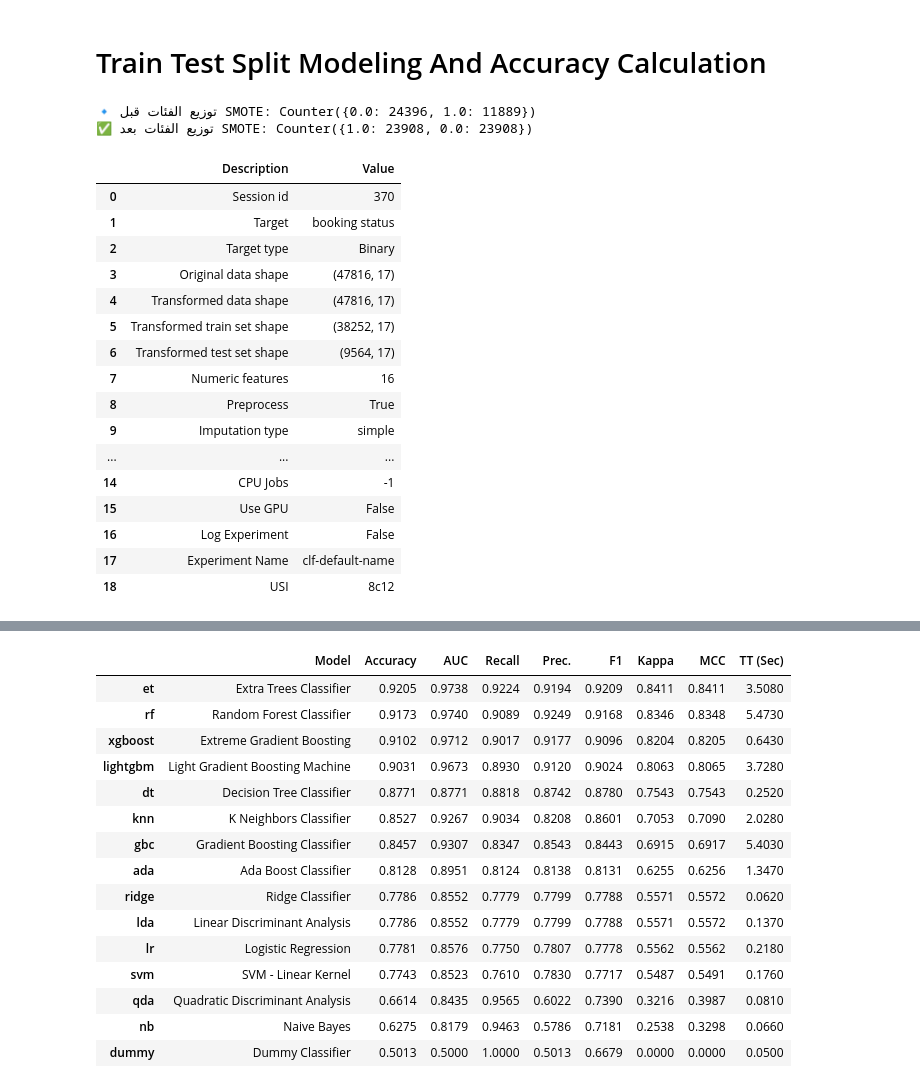
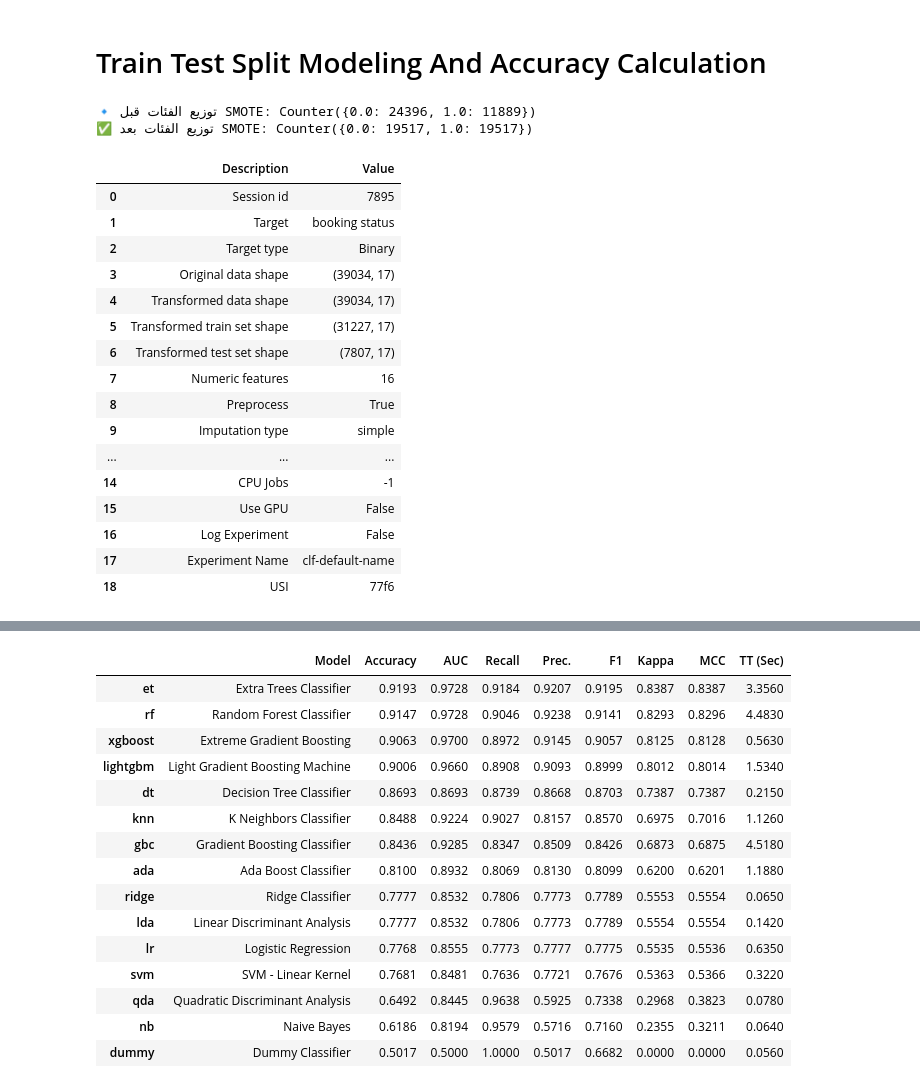
Before and after one commit to salwamohammed23/vv, a Jupyter notebook: Salwa_Mohamed (1).ipynb, the cells around one changed output, grey strips where cells are left out. Cells and saved outputs as stored; diff of their text form; code cells hidden in the pictures.

```diff
--- a/Salwa_Mohamed (1).ipynb
+++ b/Salwa_Mohamed (1).ipynb
@@ -388,7 +388,7 @@ y = df_filtered[target_col]
 print("🔹 توزيع الفئات قبل SMOTE:", Counter(y))
 
 # ✅ تقسيم البيانات إلى تدريب واختبار
-X_train, X_test, y_train, y_test = train_test_split(X, y, test_size=0.02, stratify=y, random_state=42)
+X_train, X_test, y_train, y_test = train_test_split(X, y, test_size=0.2, stratify=y, random_state=42)
 
 # ✅ تطبيق SMOTE على بيانات التدريب
 smote = SMOTE(sampling_strategy='auto', random_state=42)
@@ -397,53 +397,53 @@ X_train_resampled, y_train_resampled = smote.fit_resample(X_train, y_train)
 # ✅ التحقق من توزيع الفئات بعد SMOTE
 print("✅ توزيع الفئات بعد SMOTE:", Counter(y_train_resampled))
 
 # ✅ تحويل البيانات إلى DataFrame مرة أخرى
 df_resampled = pd.concat([pd.DataFrame(X_train_resampled, columns=X.columns), pd.DataFrame(y_train_resampled, columns=[target_col])], axis=1)
 
 # ✅ تشغيل PyCaret على البيانات النهائية
 clf_setup = setup(data=df_resampled,
                   target=target_col,
                   train_size=0.8,
                   data_split_stratify=False,
                   verbose=True)
 
 # 🔥 مقارنة النماذج واختيار الأفضل
 best_model = compare_models()
 # %% [output]
 🔹 توزيع الفئات قبل SMOTE: Counter({0.0: 24396, 1.0: 11889})
-✅ توزيع الفئات بعد SMOTE: Counter({1.0: 23908, 0.0: 23908})
+✅ توزيع الفئات بعد SMOTE: Counter({0.0: 19517, 1.0: 19517})
 |  | Description | Value |
-| 0 | Session id | 370 |
+| 0 | Session id | 7895 |
 | 1 | Target | booking status |
 | 2 | Target type | Binary |
-| 3 | Original data shape | (47816, 17) |
-| 4 | Transformed data shape | (47816, 17) |
-| 5 | Transformed train set shape | (38252, 17) |
-| 6 | Transformed test set shape | (9564, 17) |
+| 3 | Original data shape | (39034, 17) |
+| 4 | Transformed data shape | (39034, 17) |
+| 5 | Transformed train set shape | (31227, 17) |
+| 6 | Transformed test set shape | (7807, 17) |
 | 7 | Numeric features | 16 |
 | 8 | Preprocess | True |
 | 9 | Imputation type | simple |
 | ... | ... | ... |
 | 14 | CPU Jobs | -1 |
 | 15 | Use GPU | False |
 | 16 | Log Experiment | False |
 | 17 | Experiment Name | clf-default-name |
-| 18 | USI | 8c12 |
+| 18 | USI | 77f6 |
 [interactive output not drawn]
 |  | Model | Accuracy | AUC | Recall | Prec. | F1 | Kappa | MCC | TT (Sec) |
-| et | Extra Trees Classifier | 0.9205 | 0.9738 | 0.9224 | 0.9194 | 0.9209 | 0.8411 | 0.8411 | 3.5080 |
-| rf | Random Forest Classifier | 0.9173 | 0.9740 | 0.9089 | 0.9249 | 0.9168 | 0.8346 | 0.8348 | 5.4730 |
-| xgboost | Extreme Gradient Boosting | 0.9102 | 0.9712 | 0.9017 | 0.9177 | 0.9096 | 0.8204 | 0.8205 | 0.6430 |
-| lightgbm | Light Gradient Boosting Machine | 0.9031 | 0.9673 | 0.8930 | 0.9120 | 0.9024 | 0.8063 | 0.8065 | 3.7280 |
-| dt | Decision Tree Classifier | 0.8771 | 0.8771 | 0.8818 | 0.8742 | 0.8780 | 0.7543 | 0.7543 | 0.2520 |
-| knn | K Neighbors Classifier | 0.8527 | 0.9267 | 0.9034 | 0.8208 | 0.8601 | 0.7053 | 0.7090 | 2.0280 |
-| gbc | Gradient Boosting Classifier | 0.8457 | 0.9307 | 0.8347 | 0.8543 | 0.8443 | 0.6915 | 0.6917 | 5.4030 |
-| ada | Ada Boost Classifier | 0.8128 | 0.8951 | 0.8124 | 0.8138 | 0.8131 | 0.6255 | 0.6256 | 1.3470 |
-| ridge | Ridge Classifier | 0.7786 | 0.8552 | 0.7779 | 0.7799 | 0.7788 | 0.5571 | 0.5572 | 0.0620 |
-| lda | Linear Discriminant Analysis | 0.7786 | 0.8552 | 0.7779 | 0.7799 | 0.7788 | 0.5571 | 0.5572 | 0.1370 |
-| lr | Logistic Regression | 0.7781 | 0.8576 | 0.7750 | 0.7807 | 0.7778 | 0.5562 | 0.5562 | 0.2180 |
-| svm | SVM - Linear Kernel | 0.7743 | 0.8523 | 0.7610 | 0.7830 | 0.7717 | 0.5487 | 0.5491 | 0.1760 |
-| qda | Quadratic Discriminant Analysis | 0.6614 | 0.8435 | 0.9565 | 0.6022 | 0.7390 | 0.3216 | 0.3987 | 0.0810 |
-| nb | Naive Bayes | 0.6275 | 0.8179 | 0.9463 | 0.5786 | 0.7181 | 0.2538 | 0.3298 | 0.0660 |
-| dummy | Dummy Classifier | 0.5013 | 0.5000 | 1.0000 | 0.5013 | 0.6679 | 0.0000 | 0.0000 | 0.0500 |
+| et | Extra Trees Classifier | 0.9193 | 0.9728 | 0.9184 | 0.9207 | 0.9195 | 0.8387 | 0.8387 | 3.3560 |
+| rf | Random Forest Classifier | 0.9147 | 0.9728 | 0.9046 | 0.9238 | 0.9141 | 0.8293 | 0.8296 | 4.4830 |
+| xgboost | Extreme Gradient Boosting | 0.9063 | 0.9700 | 0.8972 | 0.9145 | 0.9057 | 0.8125 | 0.8128 | 0.5630 |
+| lightgbm | Light Gradient Boosting Machine | 0.9006 | 0.9660 | 0.8908 | 0.9093 | 0.8999 | 0.8012 | 0.8014 | 1.5340 |
+| dt | Decision Tree Classifier | 0.8693 | 0.8693 | 0.8739 | 0.8668 | 0.8703 | 0.7387 | 0.7387 | 0.2150 |
+| knn | K Neighbors Classifier | 0.8488 | 0.9224 | 0.9027 | 0.8157 | 0.8570 | 0.6975 | 0.7016 | 1.1260 |
+| gbc | Gradient Boosting Classifier | 0.8436 | 0.9285 | 0.8347 | 0.8509 | 0.8426 | 0.6873 | 0.6875 | 4.5180 |
+| ada | Ada Boost Classifier | 0.8100 | 0.8932 | 0.8069 | 0.8130 | 0.8099 | 0.6200 | 0.6201 | 1.1880 |
+| ridge | Ridge Classifier | 0.7777 | 0.8532 | 0.7806 | 0.7773 | 0.7789 | 0.5553 | 0.5554 | 0.0650 |
+| lda | Linear Discriminant Analysis | 0.7777 | 0.8532 | 0.7806 | 0.7773 | 0.7789 | 0.5554 | 0.5554 | 0.1420 |
+| lr | Logistic Regression | 0.7768 | 0.8555 | 0.7773 | 0.7777 | 0.7775 | 0.5535 | 0.5536 | 0.6350 |
+| svm | SVM - Linear Kernel | 0.7681 | 0.8481 | 0.7636 | 0.7721 | 0.7676 | 0.5363 | 0.5366 | 0.3220 |
+| qda | Quadratic Discriminant Analysis | 0.6492 | 0.8445 | 0.9638 | 0.5925 | 0.7338 | 0.2968 | 0.3823 | 0.0780 |
+| nb | Naive Bayes | 0.6186 | 0.8194 | 0.9579 | 0.5716 | 0.7160 | 0.2355 | 0.3211 | 0.0640 |
+| dummy | Dummy Classifier | 0.5017 | 0.5000 | 1.0000 | 0.5017 | 0.6682 | 0.0000 | 0.0000 | 0.0560 |
 [interactive output not drawn]
```
Also changed, not shown: parts of 3 cells of this notebook.
